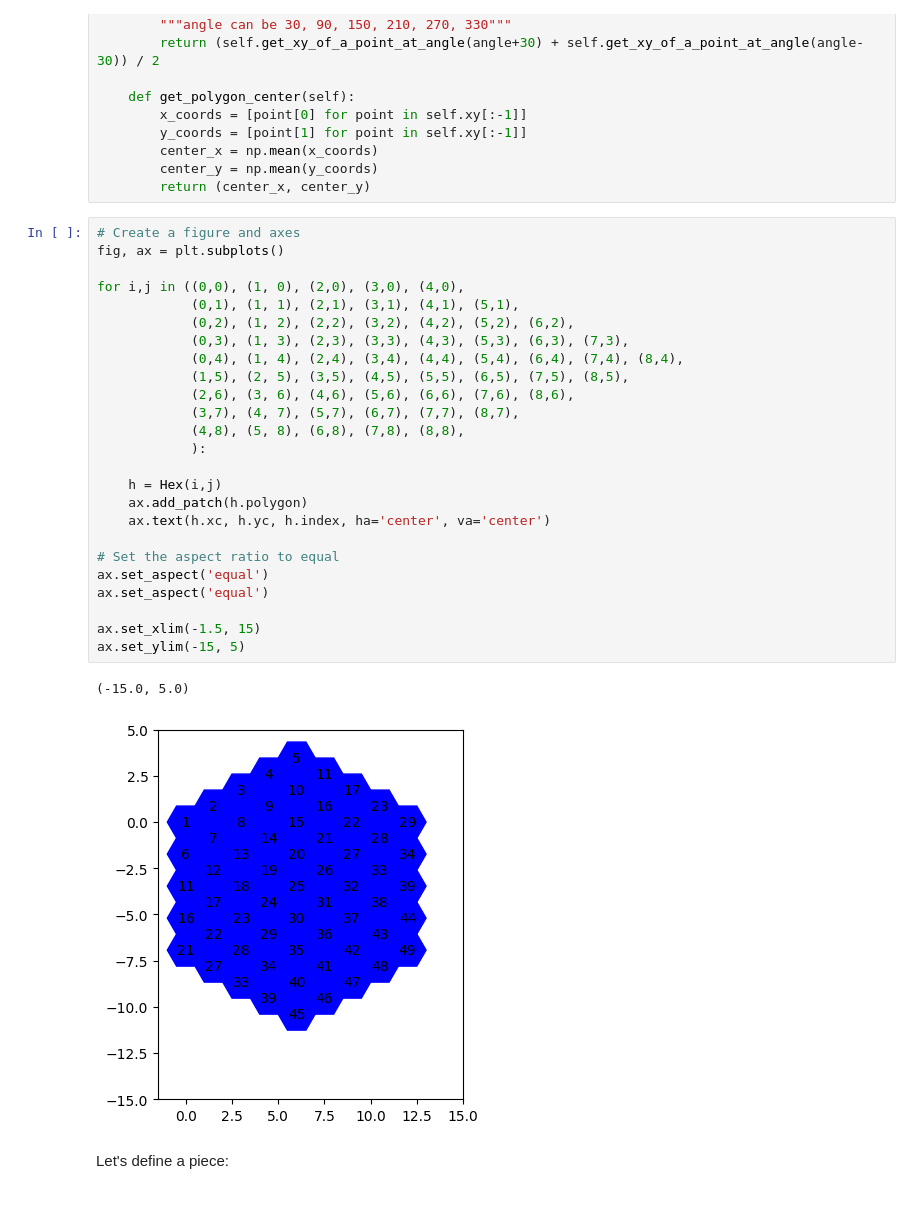
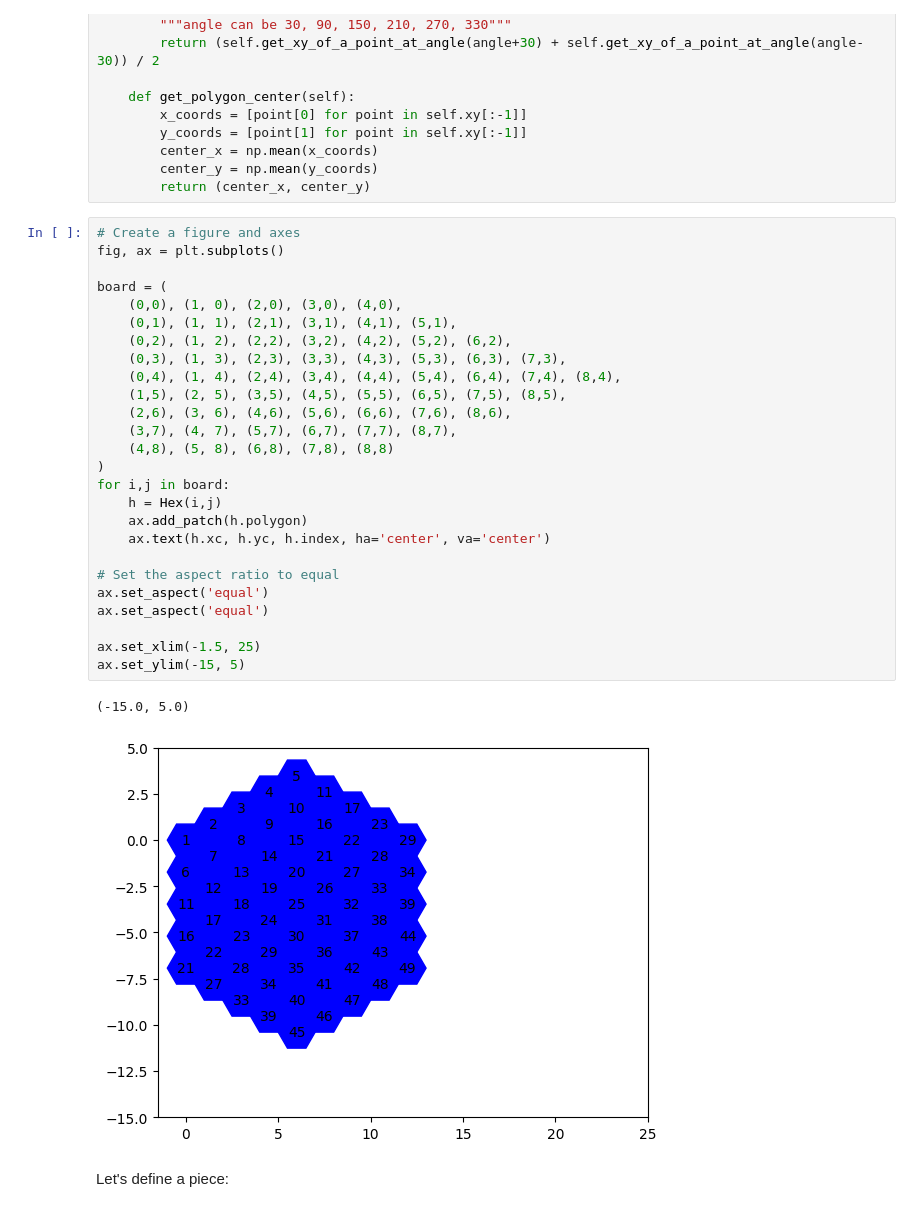
Before and after one commit to nesaboz/hexagon-puzzle, a Jupyter notebook: main.ipynb, the cells around one changed output. Cells and saved outputs as stored; diff of their text form.

```diff
--- a/main.ipynb
+++ b/main.ipynb
@@ -98,31 +98,32 @@ class Hex:
 # %%
 # Create a figure and axes
 fig, ax = plt.subplots()
 
-for i,j in ((0,0), (1, 0), (2,0), (3,0), (4,0),
-            (0,1), (1, 1), (2,1), (3,1), (4,1), (5,1),
-            (0,2), (1, 2), (2,2), (3,2), (4,2), (5,2), (6,2),
-            (0,3), (1, 3), (2,3), (3,3), (4,3), (5,3), (6,3), (7,3),
-            (0,4), (1, 4), (2,4), (3,4), (4,4), (5,4), (6,4), (7,4), (8,4),
-            (1,5), (2, 5), (3,5), (4,5), (5,5), (6,5), (7,5), (8,5),
-            (2,6), (3, 6), (4,6), (5,6), (6,6), (7,6), (8,6),
-            (3,7), (4, 7), (5,7), (6,7), (7,7), (8,7),
-            (4,8), (5, 8), (6,8), (7,8), (8,8),
-            ):
-
+board = (
+    (0,0), (1, 0), (2,0), (3,0), (4,0),
+    (0,1), (1, 1), (2,1), (3,1), (4,1), (5,1),
+    (0,2), (1, 2), (2,2), (3,2), (4,2), (5,2), (6,2),
+    (0,3), (1, 3), (2,3), (3,3), (4,3), (5,3), (6,3), (7,3),
+    (0,4), (1, 4), (2,4), (3,4), (4,4), (5,4), (6,4), (7,4), (8,4),
+    (1,5), (2, 5), (3,5), (4,5), (5,5), (6,5), (7,5), (8,5),
+    (2,6), (3, 6), (4,6), (5,6), (6,6), (7,6), (8,6),
+    (3,7), (4, 7), (5,7), (6,7), (7,7), (8,7),
+    (4,8), (5, 8), (6,8), (7,8), (8,8)
+)
+for i,j in board:
     h = Hex(i,j)
     ax.add_patch(h.polygon)
     ax.text(h.xc, h.yc, h.index, ha='center', va='center')
 
 # Set the aspect ratio to equal
 ax.set_aspect('equal')
 ax.set_aspect('equal')
 
-ax.set_xlim(-1.5, 15)
+ax.set_xlim(-1.5, 25)
 ax.set_ylim(-15, 5)
 # %% [output]
 (-15.0, 5.0)
-[figure, old version]
+[figure, new version]
 # %% [markdown]
 Let's define a piece:
 # %%
```
Also changed, not shown: parts of 9 cells of this notebook.
